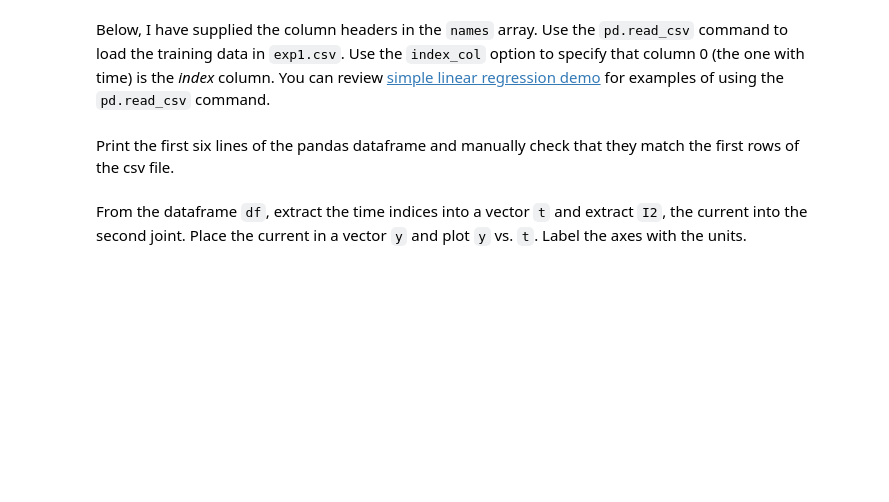
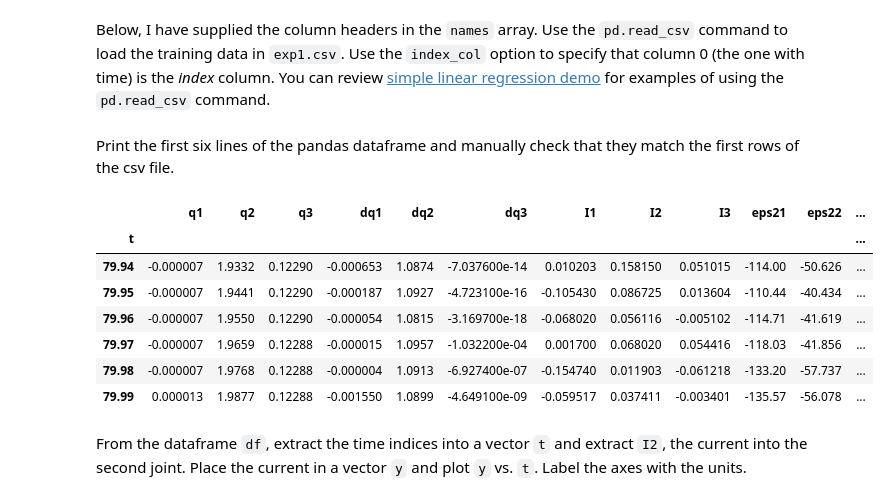
Before and after one commit to DotBion/introml-dl, a Jupyter notebook: Copy_of_lab_robot_calib_partial.ipynb, the cells around one changed output. Saved outputs shown, nothing was run; the diff lists cells and outputs as text; code cells hidden in the pictures; blank space fills up the shorter version.

```diff
--- a/Copy_of_lab_robot_calib_partial.ipynb
+++ b/Copy_of_lab_robot_calib_partial.ipynb
@@ -60,3 +58,16 @@ Print the first six lines of the pandas dataframe and manually check that they m
+# %%
+# TODO
+pd.set_option('display.max_columns', None)
+df.tail(6)
+# %% [output]
+|  | q1 | q2 | q3 | dq1 | dq2 | dq3 | I1 | I2 | I3 | eps21 | eps22 | ... |
+| t |  |  |  |  |  |  |  |  |  |  |  | ... |
+| 79.94 | -0.000007 | 1.9332 | 0.12290 | -0.000653 | 1.0874 | -7.037600e-14 | 0.010203 | 0.158150 | 0.051015 | -114.00 | -50.626 | ... |
+| 79.95 | -0.000007 | 1.9441 | 0.12290 | -0.000187 | 1.0927 | -4.723100e-16 | -0.105430 | 0.086725 | 0.013604 | -110.44 | -40.434 | ... |
+| 79.96 | -0.000007 | 1.9550 | 0.12290 | -0.000054 | 1.0815 | -3.169700e-18 | -0.068020 | 0.056116 | -0.005102 | -114.71 | -41.619 | ... |
+| 79.97 | -0.000007 | 1.9659 | 0.12288 | -0.000015 | 1.0957 | -1.032200e-04 | 0.001700 | 0.068020 | 0.054416 | -118.03 | -41.856 | ... |
+| 79.98 | -0.000007 | 1.9768 | 0.12288 | -0.000004 | 1.0913 | -6.927400e-07 | -0.154740 | 0.011903 | -0.061218 | -133.20 | -57.737 | ... |
+| 79.99 | 0.000013 | 1.9877 | 0.12288 | -0.001550 | 1.0899 | -4.649100e-09 | -0.059517 | 0.037411 | -0.003401 | -135.57 | -56.078 | ... |
 # %% [markdown]
 From the dataframe `df`, extract the time indices into a vector `t` and extract `I2`, the current into the second joint.  Place the current in a vector `y` and plot `y` vs. `t`.   Label the axes with the units.
 # %%
```
Also changed, not shown: parts of 16 cells of this notebook.
